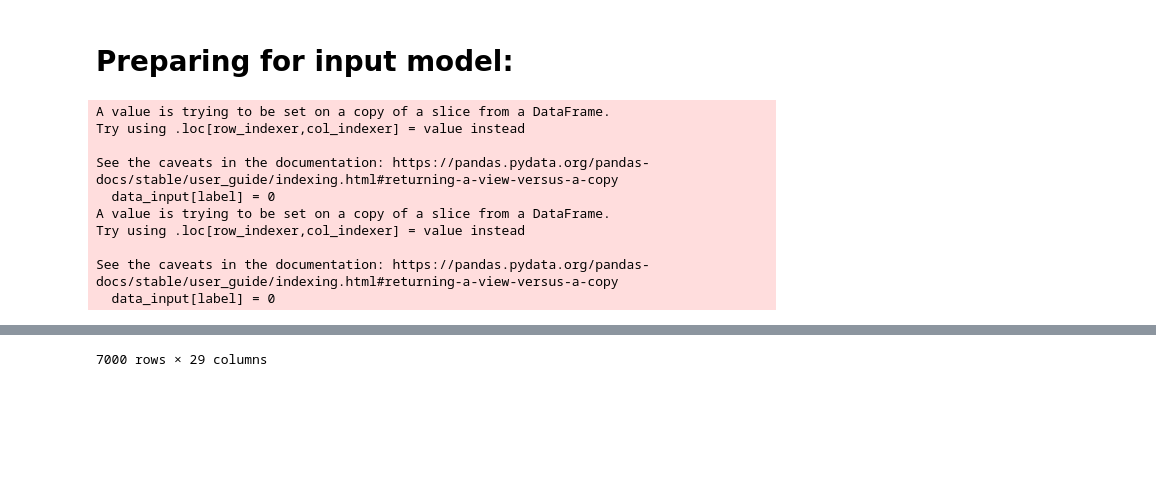
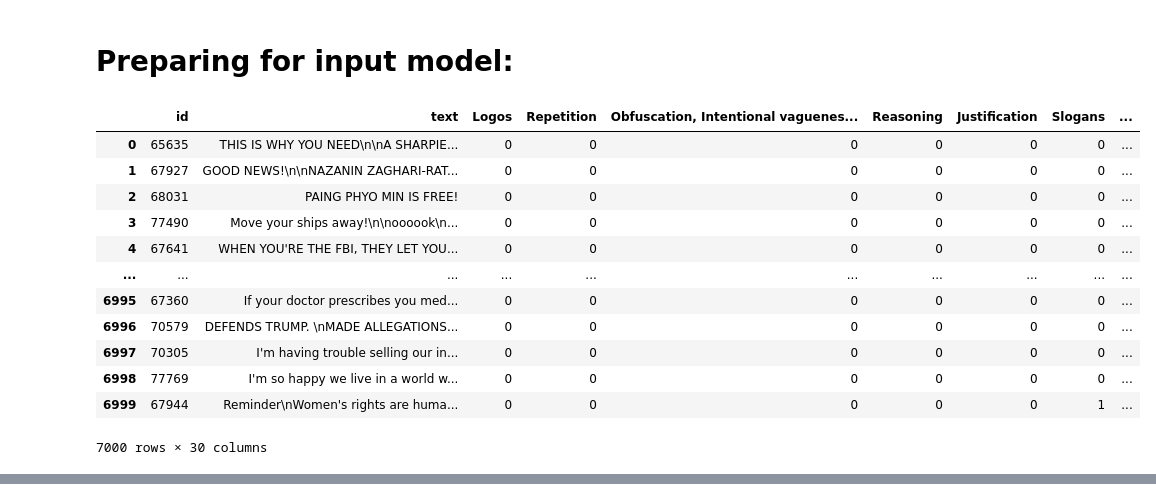
Before and after one commit to jaimeMontea/detection_techniques_memes, a Jupyter notebook: analysis.ipynb, the cells around one changed output, grey strips where cells are left out. Cells and saved outputs as stored; diff of their text form; code cells hidden in the pictures; blank space fills up the shorter version.

```diff
--- a/analysis.ipynb
+++ b/analysis.ipynb
@@ -166,30 +166,32 @@ data_copy[["id", "text", "cleaned_text"]]
 # Preparing for input model:
 # %%
 # Keeping only interesting columns for model
-data_input = data[["text", "labels"]]
-
+data_input = data[["id", "text", "labels"]]
 # Initializing columns for each label
 for label in all_classes:
     data_input[label] = 0
 
 # Seeting to 1 if the label is presented in each row
 for i, row in data_input.iterrows():
     for label in row["labels"]:
         column_index = data_input.columns.to_list().index(label)
         data_input.iloc[i, column_index] = 1
 
 # Removing list of labels column
 del data_input["labels"]
 
 data_input
 # %% [output]
+|  | id | text | Logos | Repetition | Obfuscation, Intentional vaguenes... | Reasoning | Justification | Slogans | ... |
+| 0 | 65635 | THIS IS WHY YOU NEED\n\nA SHARPIE... | 0 | 0 | 0 | 0 | 0 | 0 | ... |
+| 1 | 67927 | GOOD NEWS!\n\nNAZANIN ZAGHARI-RAT... | 0 | 0 | 0 | 0 | 0 | 0 | ... |
+| 2 | 68031 | PAING PHYO MIN IS FREE! | 0 | 0 | 0 | 0 | 0 | 0 | ... |
+| 3 | 77490 | Move your ships away!\n\noooook\n... | 0 | 0 | 0 | 0 | 0 | 0 | ... |
+| 4 | 67641 | WHEN YOU'RE THE FBI, THEY LET YOU... | 0 | 0 | 0 | 0 | 0 | 0 | ... |
+| ... | ... | ... | ... | ... | ... | ... | ... | ... | ... |
+| 6995 | 67360 | If your doctor prescribes you med... | 0 | 0 | 0 | 0 | 0 | 0 | ... |
+| 6996 | 70579 | DEFENDS TRUMP. \nMADE ALLEGATIONS... | 0 | 0 | 0 | 0 | 0 | 0 | ... |
+| 6997 | 70305 | I'm having trouble selling our in... | 0 | 0 | 0 | 0 | 0 | 0 | ... |
+| 6998 | 77769 | I'm so happy we live in a world w... | 0 | 0 | 0 | 0 | 0 | 0 | ... |
+| 6999 | 67944 | Reminder\nWomen's rights are huma... | 0 | 0 | 0 | 0 | 0 | 1 | ... |
-A value is trying to be set on a copy of a slice from a DataFrame.
-Try using .loc[row_indexer,col_indexer] = value instead
-
-See the caveats in the documentation: https://pandas.pydata.org/pandas-docs/stable/user_guide/indexing.html#returning-a-view-versus-a-copy
-  data_input[label] = 0
-A value is trying to be set on a copy of a slice from a DataFrame.
-Try using .loc[row_indexer,col_indexer] = value instead
-
-See the caveats in the documentation: https://pandas.pydata.org/pandas-docs/stable/user_guide/indexing.html#returning-a-view-versus-a-copy
-  data_input[label] = 0
+7000 rows × 30 columns
@@ -208,4 +198,3 @@ See the caveats in the documentation: https://pandas.pydata.org/pandas-docs/stab
-7000 rows × 29 columns
 # %%
 data_input.loc[data_input["Repetition"] == 1]
 # %% [output]
```
Also changed, not shown: parts of 1 cell of this notebook, 4 other files.
